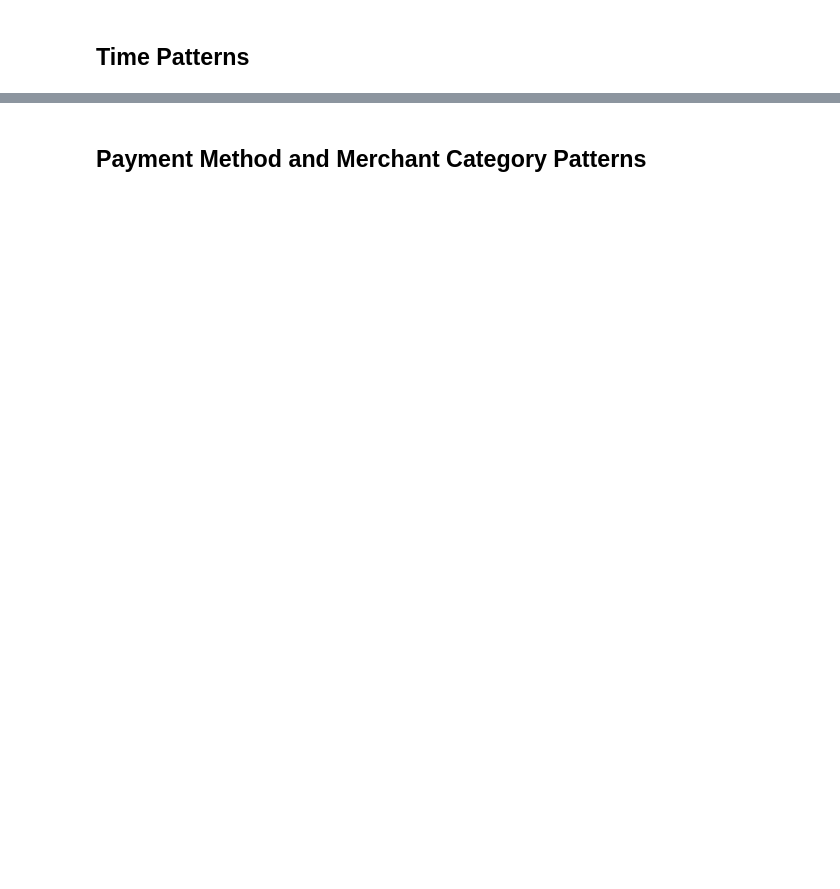
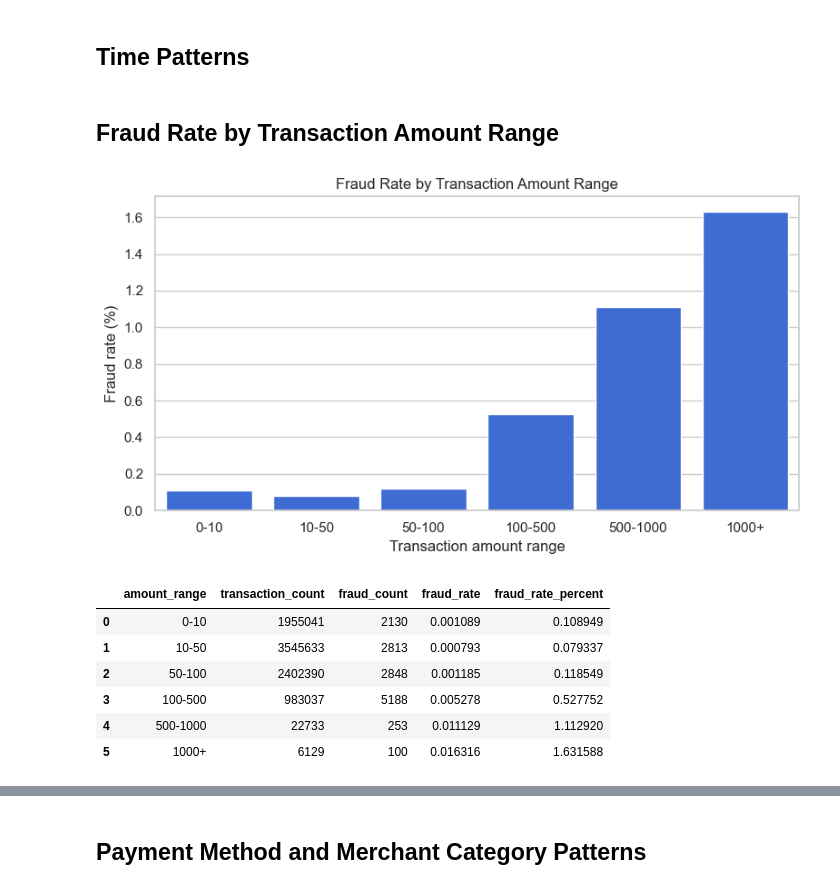
Before and after one commit to chen123893/Big-Data-Project, a Jupyter notebook: notebooks/02_eda.ipynb, the cells around one changed output, grey strips where cells are left out. Cells and saved outputs as stored; diff of their text form; code cells hidden in the pictures; blank space fills up the shorter version.

```diff
--- a/notebooks/02_eda.ipynb
+++ b/notebooks/02_eda.ipynb
@@ -187,2 +291,42 @@ transactions.groupby("is_fraud")["amount_value"].agg(["count", "mean", "median",
 # %% [markdown]
 ## Time Patterns
+# %% [markdown]
+## Fraud Rate by Transaction Amount Range
+# %%
+amount_range_data = transactions.dropna(subset=["amount_value", "is_fraud"]).copy()
+amount_range_data["abs_amount"] = amount_range_data["amount_value"].abs()
+amount_bins = [0, 10, 50, 100, 500, 1000, np.inf]
+amount_labels = ["0-10", "10-50", "50-100", "100-500", "500-1000", "1000+"]
+amount_range_data["amount_range"] = pd.cut(
+    amount_range_data["abs_amount"],
+    bins=amount_bins,
+    labels=amount_labels,
+    include_lowest=True,
+)
+
+amount_range_summary = (
+    amount_range_data.groupby("amount_range", observed=True)["is_fraud"]
+    .agg(transaction_count="size", fraud_count="sum", fraud_rate="mean")
+    .reset_index()
+)
+amount_range_summary["fraud_rate_percent"] = amount_range_summary["fraud_rate"] * 100
+
+fig, ax = plt.subplots(figsize=(8, 4.5))
+sns.barplot(data=amount_range_summary, x="amount_range", y="fraud_rate_percent", color="#2563eb", ax=ax)
+ax.set_title("Fraud Rate by Transaction Amount Range")
+ax.set_xlabel("Transaction amount range")
+ax.set_ylabel("Fraud rate (%)")
+fig.tight_layout()
+fig.savefig(FIGURE_DIR / "eda_fraud_rate_by_amount_range.png", dpi=160, bbox_inches="tight")
+plt.show()
+
+amount_range_summary
+# %% [output]
+[figure, added]
+|  | amount_range | transaction_count | fraud_count | fraud_rate | fraud_rate_percent |
+| 0 | 0-10 | 1955041 | 2130 | 0.001089 | 0.108949 |
+| 1 | 10-50 | 3545633 | 2813 | 0.000793 | 0.079337 |
+| 2 | 50-100 | 2402390 | 2848 | 0.001185 | 0.118549 |
+| 3 | 100-500 | 983037 | 5188 | 0.005278 | 0.527752 |
+| 4 | 500-1000 | 22733 | 253 | 0.011129 | 1.112920 |
+| 5 | 1000+ | 6129 | 100 | 0.016316 | 1.631588 |
```
Also changed, not shown: parts of 21 cells of this notebook, 2 other files.
